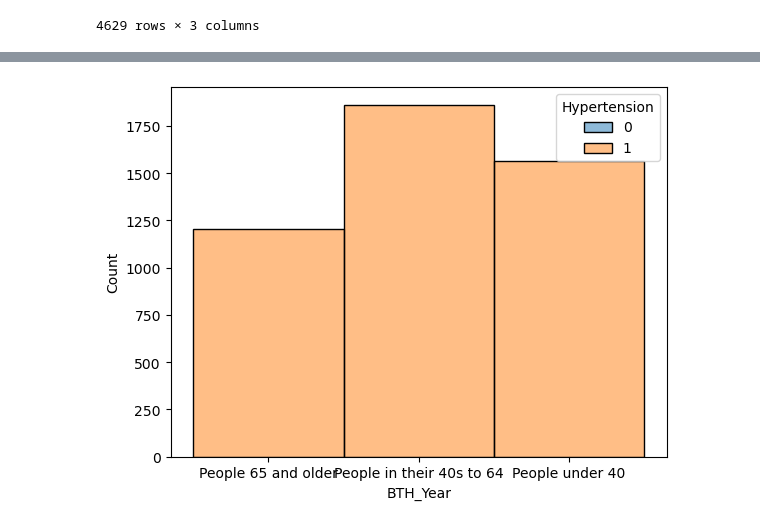
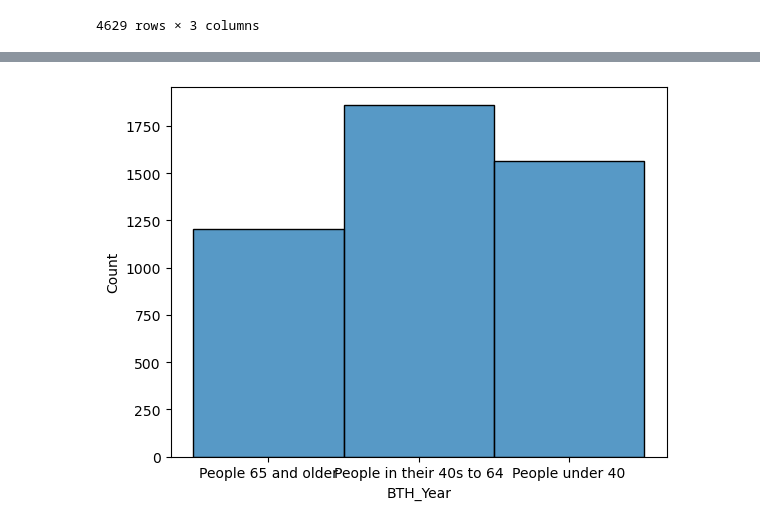
Before and after one commit to dancingKimDH/toy_data_analytics, a Jupyter notebook: codes/Data/MongoDB/EDA/김동현.ipynb, the cells around one changed output, grey strips where cells are left out. Saved outputs shown, nothing was run; the diff lists cells and outputs as text; code cells hidden in the pictures.

```diff
--- a/codes/Data/MongoDB/EDA/김동현.ipynb
+++ b/codes/Data/MongoDB/EDA/김동현.ipynb
@@ -98,4 +112,4 @@ df_D20['BTH_Year'] = df_D20_hyper['BTH_Year']
 # %%
-age_chart = sns.histplot(data=df_D20, x='BTH_Year', hue='Hypertension')
+age_chart = sns.histplot(data=df_D20_hyper, x='BTH_Year')
 # %% [output]
-[figure, old version]
+[figure, new version]
```
Also changed, not shown: parts of 6 cells of this notebook.
